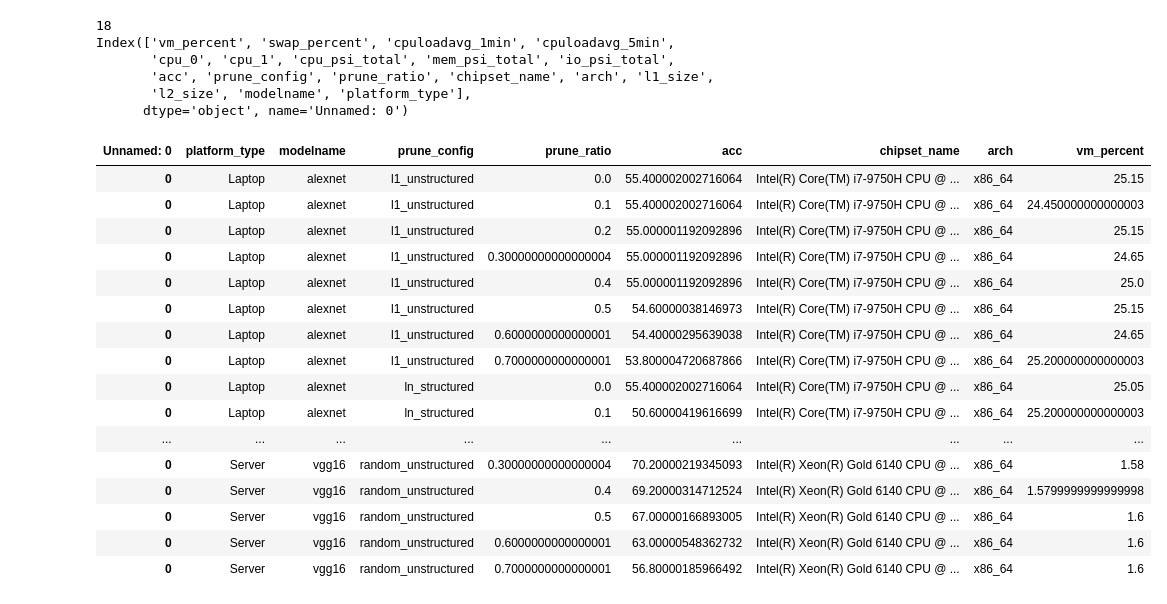
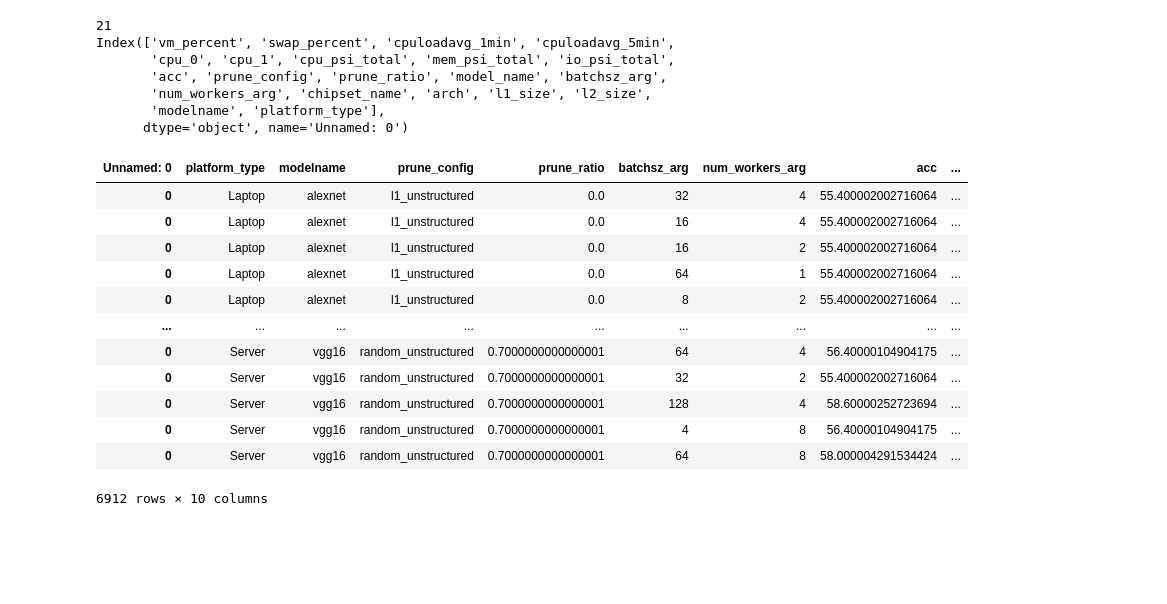
Before and after one commit to vaisakh-sudheesh/E0-294_Project-CausalModellingPruning, a Jupyter notebook: CausalModeling/DataProcessing.ipynb, the cells around one changed output. Cells and saved outputs as stored; diff of their text form; code cells hidden in the pictures; blank space fills up the shorter version.

Commit message:
Updated SCM generation code
Signed-off-by: Vaisakh P S <vaisakh.sudheesh@gmail.com>

```diff
--- a/CausalModeling/DataProcessing.ipynb
+++ b/CausalModeling/DataProcessing.ipynb
@@ -2,7 +2,7 @@
 import os
 import pandas as pd
 
-directory = '../PruningProfiler/output/2024-04-18_Vaisakh'
+directory = '../PruningProfiler/output/2024-04-18_Vaisakh/final'
 dataframes = []
 
 def process_model_perfstats(platform_type, modelname, filepath):
@@ -19,53 +19,54 @@ def process_model_perfstats(platform_type, modelname, filepath):
 combined_df = pd.DataFrame()
 first_time = True
 for filename in os.listdir(directory):
+    # skip directories named as backup
+    if filename == "backup":
+        continue
     platform_type = filename
     for iterconfig_filename in os.listdir(os.path.join(directory, filename)):
         filepath = os.path.join(directory, filename, iterconfig_filename)
         ## We can use this for naming file or adding columns
-        modelname, prune_conf, prune_ratio = iterconfig_filename.split('-')
+        modelname, prune_conf, prune_ratio,batchsz,runnercnt = iterconfig_filename.split('-')
         # Get the "system_stats.csv" file and process it
         newdf = process_model_perfstats(platform_type, modelname, filepath)
         if first_time:
             combined_df = newdf
             first_time = False
         else:
             combined_df = pd.concat([combined_df, newdf])
 print (len(combined_df.columns))
 print (combined_df.columns)
 newcols = ["platform_type", "modelname",
            "prune_config", "prune_ratio",
+            "batchsz_arg" , "num_workers_arg",
             "acc",
             "chipset_name", "arch",
             #"l1_size", "l2_size",
             #"cpuloadavg_1min", "cpuloadavg_5min", "cpu_psi_total", "io_psi_total",
             "vm_percent",# "swap_percent"
             ]
 combined_df = combined_df[newcols]
 combined_df = combined_df.sort_values(by = ['platform_type','modelname', 'prune_config', 'prune_ratio'], ascending=[True,True, True, True])
-pd.set_option('display.max_rows', 500)
+#pd.set_option('display.max_rows', 500)
 display(combined_df)
 # %% [output]
-18
+21
 Index(['vm_percent', 'swap_percent', 'cpuloadavg_1min', 'cpuloadavg_5min',
        'cpu_0', 'cpu_1', 'cpu_psi_total', 'mem_psi_total', 'io_psi_total',
-       'acc', 'prune_config', 'prune_ratio', 'chipset_name', 'arch', 'l1_size',
-       'l2_size', 'modelname', 'platform_type'],
+       'acc', 'prune_config', 'prune_ratio', 'model_name', 'batchsz_arg',
+       'num_workers_arg', 'chipset_name', 'arch', 'l1_size', 'l2_size',
+       'modelname', 'platform_type'],
       dtype='object', name='Unnamed: 0')
-| Unnamed: 0 | platform_type | modelname | prune_config | prune_ratio | acc | chipset_name | arch | vm_percent |
-| 0 | Laptop | alexnet | l1_unstructured | 0.0 | 55.400002002716064 | Intel(R) Core(TM) i7-9750H CPU @ ... | x86_64 | 25.15 |
-| 0 | Laptop | alexnet | l1_unstructured | 0.1 | 55.400002002716064 | Intel(R) Core(TM) i7-9750H CPU @ ... | x86_64 | 24.450000000000003 |
-| 0 | Laptop | alexnet | l1_unstructured | 0.2 | 55.000001192092896 | Intel(R) Core(TM) i7-9750H CPU @ ... | x86_64 | 25.15 |
-| 0 | Laptop | alexnet | l1_unstructured | 0.30000000000000004 | 55.000001192092896 | Intel(R) Core(TM) i7-9750H CPU @ ... | x86_64 | 24.65 |
-| 0 | Laptop | alexnet | l1_unstructured | 0.4 | 55.000001192092896 | Intel(R) Core(TM) i7-9750H CPU @ ... | x86_64 | 25.0 |
-| 0 | Laptop | alexnet | l1_unstructured | 0.5 | 54.60000038146973 | Intel(R) Core(TM) i7-9750H CPU @ ... | x86_64 | 25.15 |
-| 0 | Laptop | alexnet | l1_unstructured | 0.6000000000000001 | 54.40000295639038 | Intel(R) Core(TM) i7-9750H CPU @ ... | x86_64 | 24.65 |
-| 0 | Laptop | alexnet | l1_unstructured | 0.7000000000000001 | 53.800004720687866 | Intel(R) Core(TM) i7-9750H CPU @ ... | x86_64 | 25.200000000000003 |
-| 0 | Laptop | alexnet | ln_structured | 0.0 | 55.400002002716064 | Intel(R) Core(TM) i7-9750H CPU @ ... | x86_64 | 25.05 |
-| 0 | Laptop | alexnet | ln_structured | 0.1 | 50.60000419616699 | Intel(R) Core(TM) i7-9750H CPU @ ... | x86_64 | 25.200000000000003 |
+| Unnamed: 0 | platform_type | modelname | prune_config | prune_ratio | batchsz_arg | num_workers_arg | acc | ... |
+| 0 | Laptop | alexnet | l1_unstructured | 0.0 | 32 | 4 | 55.400002002716064 | ... |
+| 0 | Laptop | alexnet | l1_unstructured | 0.0 | 16 | 4 | 55.400002002716064 | ... |
+| 0 | Laptop | alexnet | l1_unstructured | 0.0 | 16 | 2 | 55.400002002716064 | ... |
+| 0 | Laptop | alexnet | l1_unstructured | 0.0 | 64 | 1 | 55.400002002716064 | ... |
+| 0 | Laptop | alexnet | l1_unstructured | 0.0 | 8 | 2 | 55.400002002716064 | ... |
 | ... | ... | ... | ... | ... | ... | ... | ... | ... |
-| 0 | Server | vgg16 | random_unstructured | 0.30000000000000004 | 70.20000219345093 | Intel(R) Xeon(R) Gold 6140 CPU @ ... | x86_64 | 1.58 |
-| 0 | Server | vgg16 | random_unstructured | 0.4 | 69.20000314712524 | Intel(R) Xeon(R) Gold 6140 CPU @ ... | x86_64 | 1.5799999999999998 |
-| 0 | Server | vgg16 | random_unstructured | 0.5 | 67.00000166893005 | Intel(R) Xeon(R) Gold 6140 CPU @ ... | x86_64 | 1.6 |
-| 0 | Server | vgg16 | random_unstructured | 0.6000000000000001 | 63.00000548362732 | Intel(R) Xeon(R) Gold 6140 CPU @ ... | x86_64 | 1.6 |
-| 0 | Server | vgg16 | random_unstructured | 0.7000000000000001 | 56.80000185966492 | Intel(R) Xeon(R) Gold 6140 CPU @ ... | x86_64 | 1.6 |
+| 0 | Server | vgg16 | random_unstructured | 0.7000000000000001 | 64 | 4 | 56.40000104904175 | ... |
+| 0 | Server | vgg16 | random_unstructured | 0.7000000000000001 | 32 | 2 | 55.400002002716064 | ... |
+| 0 | Server | vgg16 | random_unstructured | 0.7000000000000001 | 128 | 4 | 58.60000252723694 | ... |
+| 0 | Server | vgg16 | random_unstructured | 0.7000000000000001 | 4 | 8 | 56.40000104904175 | ... |
+| 0 | Server | vgg16 | random_unstructured | 0.7000000000000001 | 64 | 8 | 58.000004291534424 | ... |
+6912 rows × 10 columns
```
Also changed, not shown: parts of 6 cells of this notebook.
